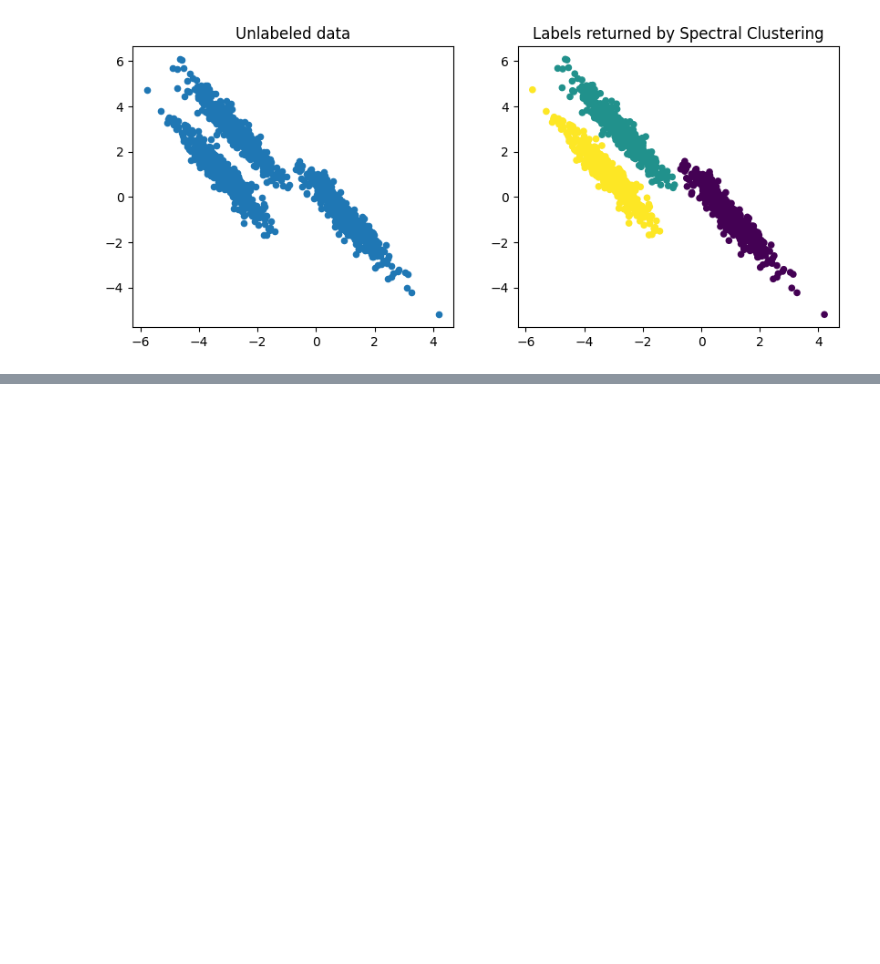
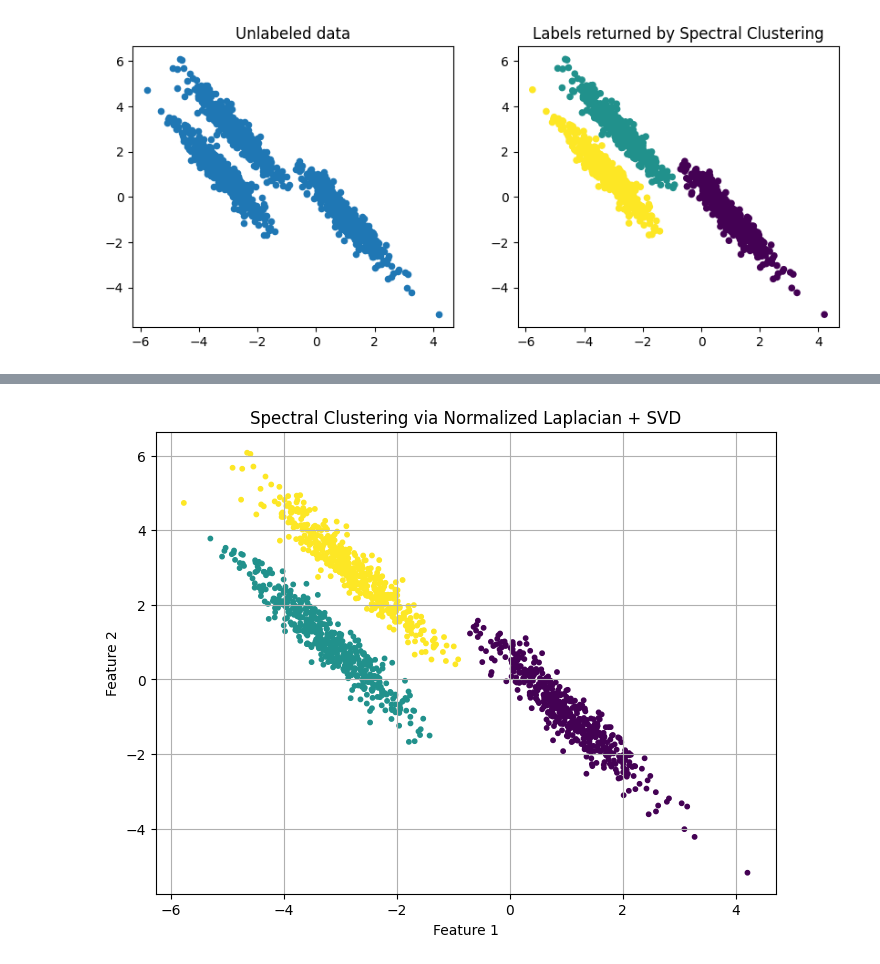
Before and after one commit to mehrnazeraeisi/Spectral-Clustering, a Jupyter notebook: Implement_Spectral_Clustering_3Steps.ipynb, the cells around one changed output, grey strips where cells are left out. Drawn from its saved outputs; the diff is of its cells as text; code cells hidden in the pictures; blank space fills up the shorter version.

```diff
--- a/Implement_Spectral_Clustering_3Steps.ipynb
+++ b/Implement_Spectral_Clustering_3Steps.ipynb
@@ -103,0 +175,46 @@ Text(0.5, 1.0, 'Labels returned by Spectral Clustering')
+# %%
+import numpy as np
+import matplotlib.pyplot as plt
+from sklearn.datasets import make_blobs
+from sklearn.metrics.pairwise import rbf_kernel
+from sklearn.cluster import KMeans
+from scipy.sparse.csgraph import laplacian
+from scipy import linalg
+
+# --- تولید داده با تغییر شکل (anisotropic) ---
+n_samples = 1500
+random_state = 170
+X, y = make_blobs(n_samples=n_samples, random_state=random_state)
+transformation = [[0.60834549, -0.63667341], [-0.40887718, 0.85253229]]
+X_aniso = np.dot(X, transformation)
+
+# --- ساخت ماتریس شباهت با کرنل RBF ---
+gamma = 7.8
+S = rbf_kernel(X_aniso, gamma=gamma)
+
+# --- محاسبه لاپلاسین نرمال‌شده ---
+L_sym, d = laplacian(S, normed=True, return_diag=True)
+
+# --- تجزیه‌ی SVD روی L_sym ---
+U, Sigma, _ = linalg.svd(L_sym, full_matrices=False, lapack_driver='gesvd')
+
+# --- انتخاب k ویژگی (مثلاً 3 خوشه) ---
+k = 3
+U_k = U[:, -k:]   # بردارهای ویژه با کمترین مقدار (در SVD این‌ها آخر هستند)
+
+# --- نرمال‌سازی سطرها ---
+U_norm = U_k / np.linalg.norm(U_k, axis=1, keepdims=True)
+
+# --- خوشه‌بندی kMeans ---
+labels = KMeans(n_clusters=k, n_init=10).fit_predict(U_norm)
+
+# --- ترسیم نتایج ---
+plt.figure(figsize=(8, 6))
+plt.scatter(X_aniso[:, 0], X_aniso[:, 1], c=labels, cmap='viridis', s=10)
+plt.title('Spectral Clustering via Normalized Laplacian + SVD')
+plt.xlabel("Feature 1")
+plt.ylabel("Feature 2")
+plt.grid(True)
+plt.show()
+# %% [output]
+[figure, added]
```
Also changed, not shown: parts of 1 cell of this notebook.
